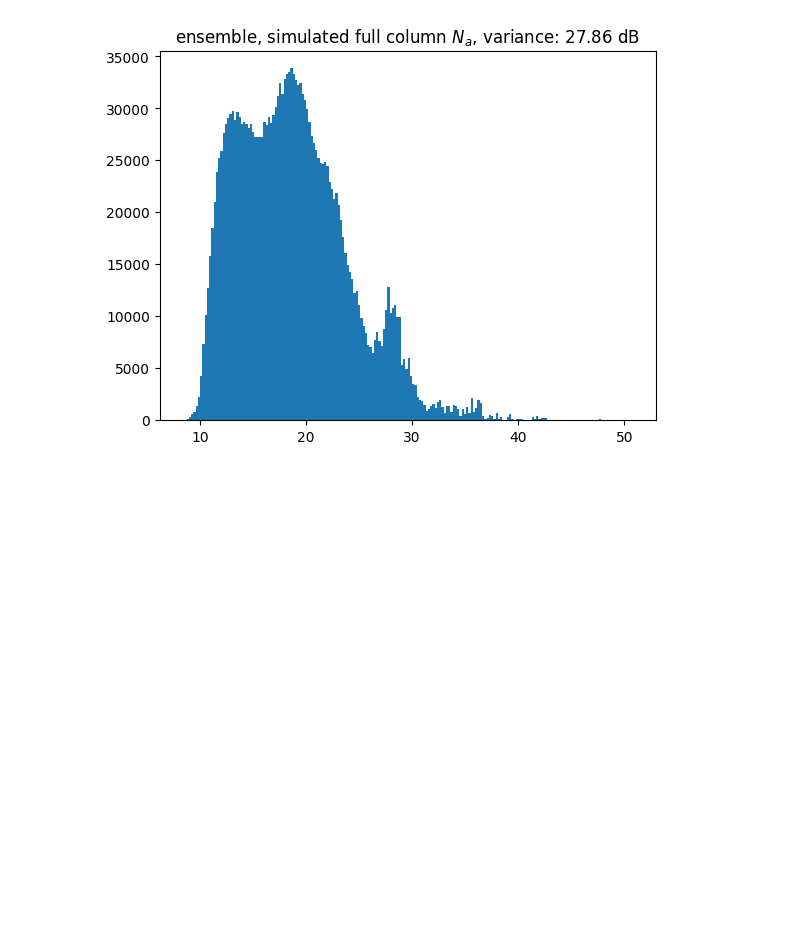
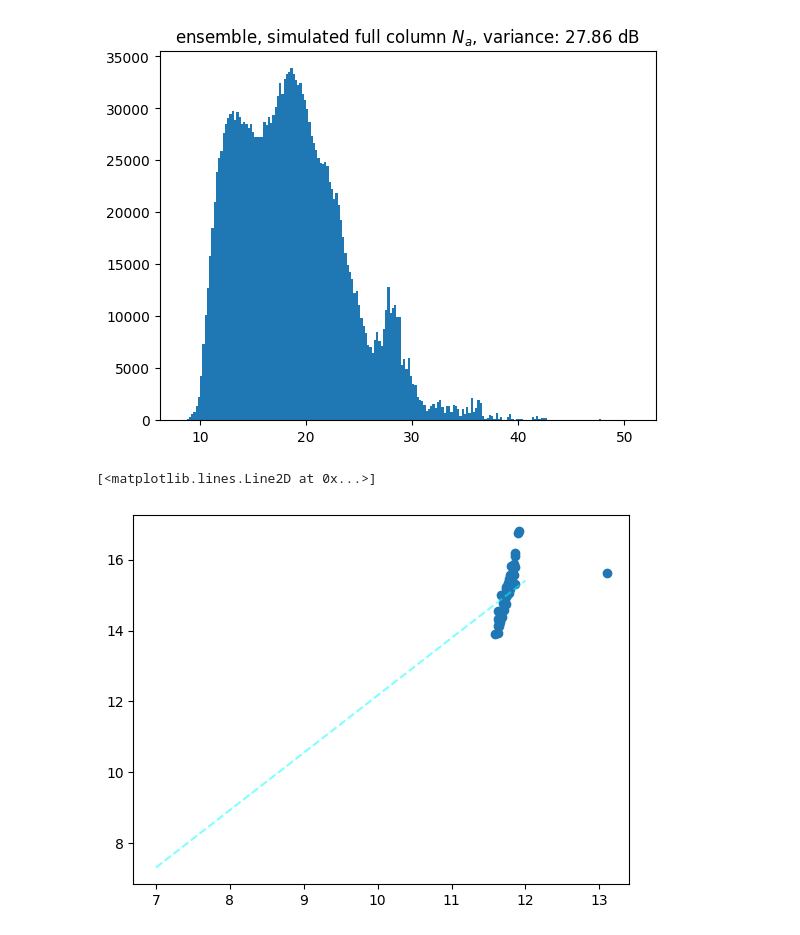
Before and after one commit to alastairyang/calibrated-prior, a Jupyter notebook: notebooks/Na_simulations/Na_GPR.ipynb, the cells around one changed output. Saved outputs shown, nothing was run; the diff lists cells and outputs as text; code cells hidden in the pictures; blank space fills up the shorter version.

```diff
--- a/notebooks/Na_simulations/Na_GPR.ipynb
+++ b/notebooks/Na_simulations/Na_GPR.ipynb
@@ -40,6 +40,27 @@ plt.title(f"ensemble, simulated full column $N_a$, variance: {np.nanvar(np.conca
 # %% [output]
 Text(0.5, 1.0, 'ensemble, simulated full column $N_a$, variance: 27.86 dB')
 [figure]
+# %%
+idx_example = 49031
+
+Na_obs_sim_sample = Na_sim_v2['Na_obs_sim'][idx_example]
+Na_full_sim_sample = Na_sim_v2['Na_full_sim'][idx_example]
+
+plt.scatter(Na_obs_sim_sample, Na_full_sim_sample)
+
+regression = sklearn.linear_model.LinearRegression(fit_intercept = True)
+regression.fit(Na_obs_sim_sample.reshape(-1, 1), Na_full_sim_sample.reshape(-1, 1))
+intercept_3 = regression.intercept_[0]
+coef_3 = regression.coef_[0][0]
+x_fit_3 = np.linspace(7, 12, 100)
+y_fit_3 = x_fit_3 * coef_3 + intercept_3
+n_3 = coef_3
+# plt.scatter(Na_obs_sim_sample, Na_full_sim_sample, color = 'cyan', marker = "s", facecolors='none', alpha = 0.5)
+plt.plot(x_fit_3, y_fit_3, c = 'cyan', ls = 'dashed',
+                label = rf'rheometer: $\dot{{\epsilon}} = {np.exp(intercept_3):.2f} \tau^{{{coef_3:.2f}}}, n = {n_3:.2f}$', alpha = 0.5)
+# %% [output]
+[<matplotlib.lines.Line2D at 0x...>]
+[figure, added]
 # %%
 idx_valid_sim = np.where(~Na_sim_v2.apply(lambda row: all(np.isnan(row['Na_full_sim'])), axis=1).to_numpy())[0]
 idx_example = np.random.choice(idx_valid_sim)
```
Also changed, not shown: parts of 7 cells of this notebook, 8 other files.
